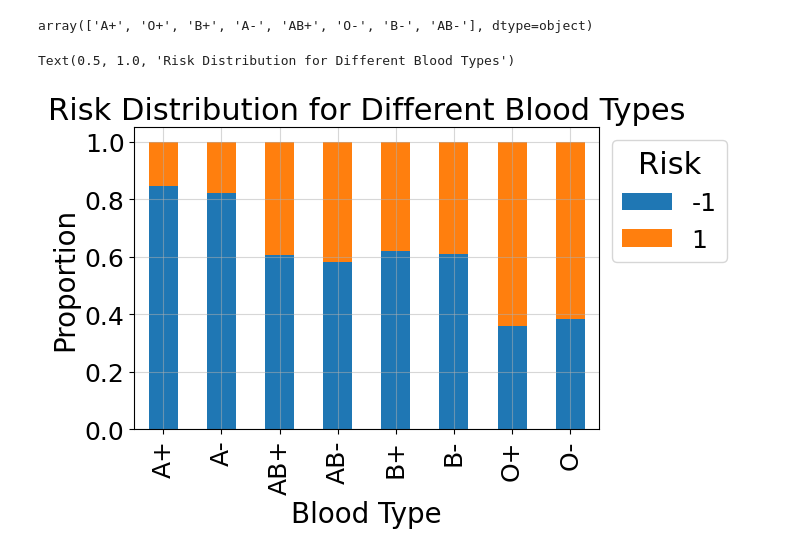
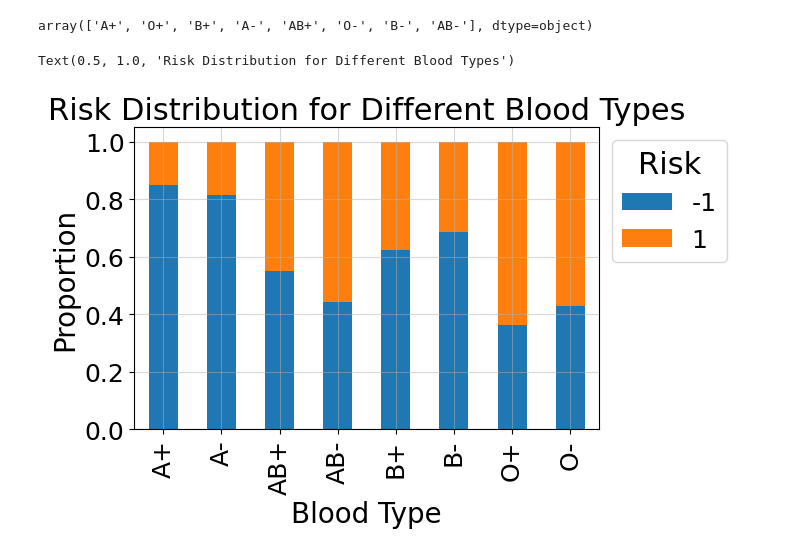
Before and after one commit to FlipperCoin/intro-to-ml, a Jupyter notebook: major_hw1/major_hw1.ipynb, the cells around one changed output. Cells and saved outputs as stored; diff of their text form; code cells hidden in the pictures.

```diff
--- a/major_hw1/major_hw1.ipynb
+++ b/major_hw1/major_hw1.ipynb
@@ -254,17 +270,17 @@ array(['A+', 'O+', 'B+', 'A-', 'AB+', 'O-', 'B-', 'AB-'], dtype=object)
 # %%
 # Q13
 
 ax = plt.subplot()
-pd.crosstab(df['blood_type'], df['risk'], normalize="index").plot(kind='bar', stacked=True, ax=ax)
+pd.crosstab(train['blood_type'], train['risk'], normalize="index").plot(kind='bar', stacked=True, ax=ax)
 ax.legend(bbox_to_anchor=(1,1), title='Risk')
 ax.figure.set_dpi(100)
 ax.grid(alpha=0.5)
 ax.set_ylabel('Proportion')
 ax.set_xlabel('Blood Type')
 ax.set_title('Risk Distribution for Different Blood Types')
 # %% [output]
 Text(0.5, 1.0, 'Risk Distribution for Different Blood Types')
-[figure, old version]
+[figure, new version]
 # %%
 df['blood_group_1'] = df['blood_type'].isin(['A+', 'A-'])
 df['blood_group_2'] = df['blood_type'].isin(['AB+', 'AB-', 'B+', 'B-'])
```
Also changed, not shown: parts of 5 cells of this notebook, 4 other files.
